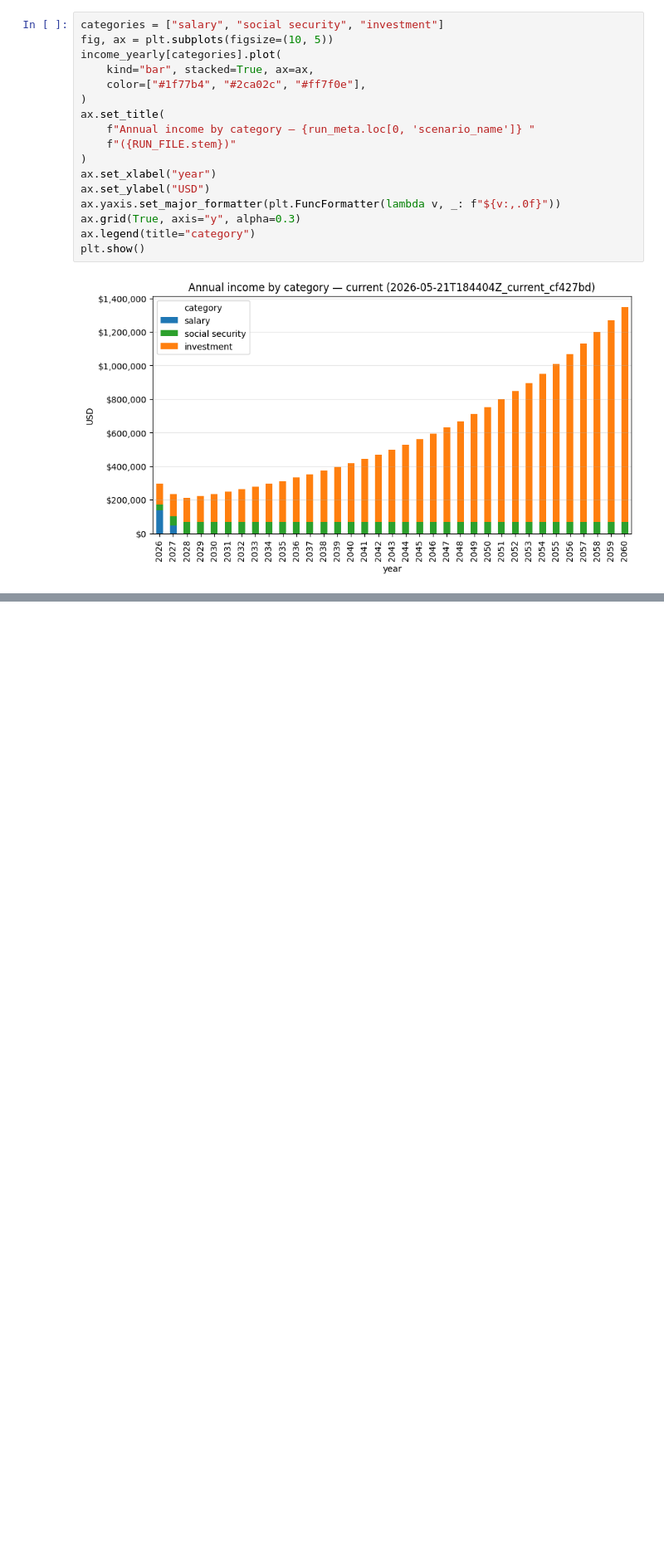
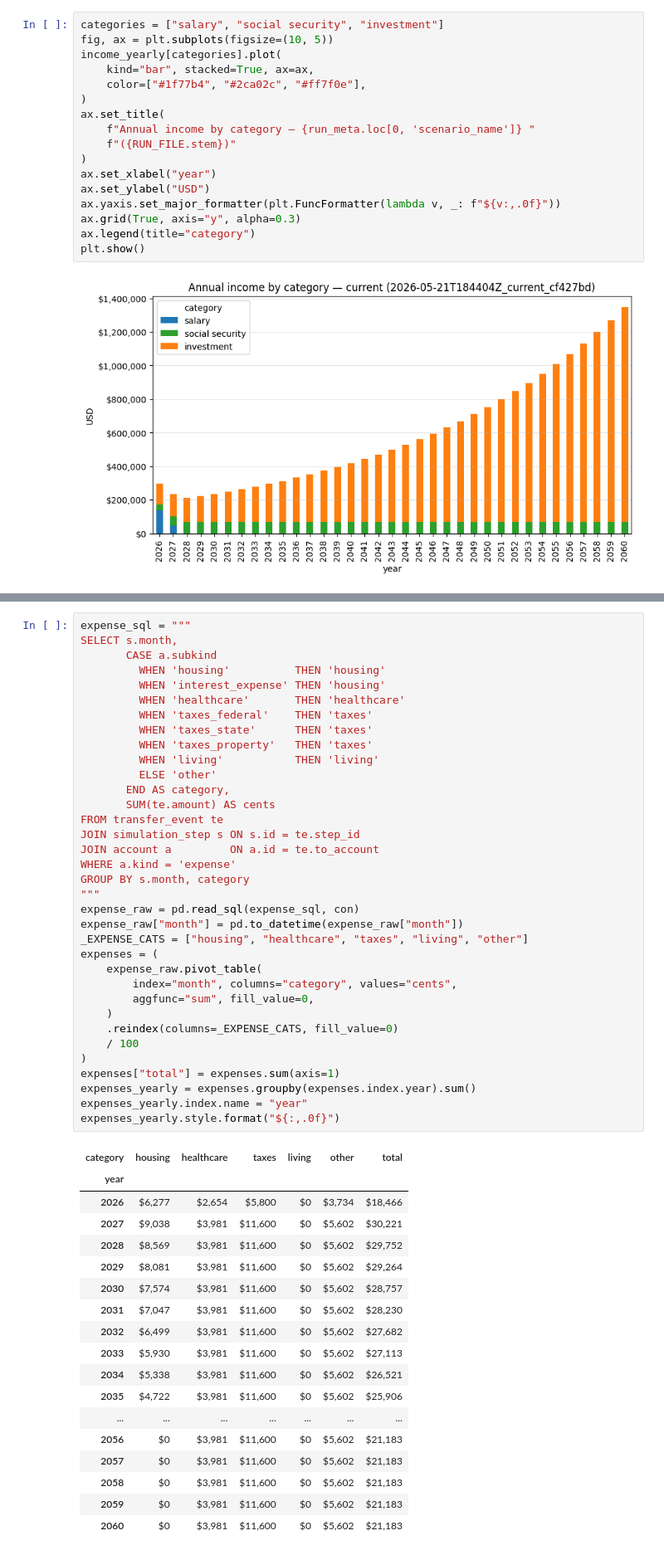
Before and after one commit to BobKerns/analysis, a Jupyter notebook: notebooks/net_worth.ipynb, the cells around one changed output, grey strips where cells are left out. Shown at 83% size. Saved outputs shown, nothing was run; the diff lists cells and outputs as text; blank space fills up the shorter version.

```diff
--- a/notebooks/net_worth.ipynb
+++ b/notebooks/net_worth.ipynb
@@ -230,0 +241,54 @@ plt.show()
+# %%
+expense_sql = """
+SELECT s.month,
+       CASE a.subkind
+         WHEN 'housing'          THEN 'housing'
+         WHEN 'interest_expense' THEN 'housing'
+         WHEN 'healthcare'       THEN 'healthcare'
+         WHEN 'taxes_federal'    THEN 'taxes'
+         WHEN 'taxes_state'      THEN 'taxes'
+         WHEN 'taxes_property'   THEN 'taxes'
+         WHEN 'living'           THEN 'living'
+         ELSE 'other'
+       END AS category,
+       SUM(te.amount) AS cents
+FROM transfer_event te
+JOIN simulation_step s ON s.id = te.step_id
+JOIN account a         ON a.id = te.to_account
+WHERE a.kind = 'expense'
+GROUP BY s.month, category
+"""
+expense_raw = pd.read_sql(expense_sql, con)
+expense_raw["month"] = pd.to_datetime(expense_raw["month"])
+_EXPENSE_CATS = ["housing", "healthcare", "taxes", "living", "other"]
+expenses = (
+    expense_raw.pivot_table(
+        index="month", columns="category", values="cents",
+        aggfunc="sum", fill_value=0,
+    )
+    .reindex(columns=_EXPENSE_CATS, fill_value=0)
+    / 100
+)
+expenses["total"] = expenses.sum(axis=1)
+expenses_yearly = expenses.groupby(expenses.index.year).sum()
+expenses_yearly.index.name = "year"
+expenses_yearly.style.format("${:,.0f}")
+# %% [output]
+| category | housing | healthcare | taxes | living | other | total |
+| year |  |  |  |  |  |  |
+| 2026 | $6,277 | $2,654 | $5,800 | $0 | $3,734 | $18,466 |
+| 2027 | $9,038 | $3,981 | $11,600 | $0 | $5,602 | $30,221 |
+| 2028 | $8,569 | $3,981 | $11,600 | $0 | $5,602 | $29,752 |
+| 2029 | $8,081 | $3,981 | $11,600 | $0 | $5,602 | $29,264 |
+| 2030 | $7,574 | $3,981 | $11,600 | $0 | $5,602 | $28,757 |
+| 2031 | $7,047 | $3,981 | $11,600 | $0 | $5,602 | $28,230 |
+| 2032 | $6,499 | $3,981 | $11,600 | $0 | $5,602 | $27,682 |
+| 2033 | $5,930 | $3,981 | $11,600 | $0 | $5,602 | $27,113 |
+| 2034 | $5,338 | $3,981 | $11,600 | $0 | $5,602 | $26,521 |
+| 2035 | $4,722 | $3,981 | $11,600 | $0 | $5,602 | $25,906 |
+| ... | ... | ... | ... | ... | ... | ... |
+| 2056 | $0 | $3,981 | $11,600 | $0 | $5,602 | $21,183 |
+| 2057 | $0 | $3,981 | $11,600 | $0 | $5,602 | $21,183 |
+| 2058 | $0 | $3,981 | $11,600 | $0 | $5,602 | $21,183 |
+| 2059 | $0 | $3,981 | $11,600 | $0 | $5,602 | $21,183 |
+| 2060 | $0 | $3,981 | $11,600 | $0 | $5,602 | $21,183 |
```
Also changed, not shown: parts of 5 cells of this notebook.
